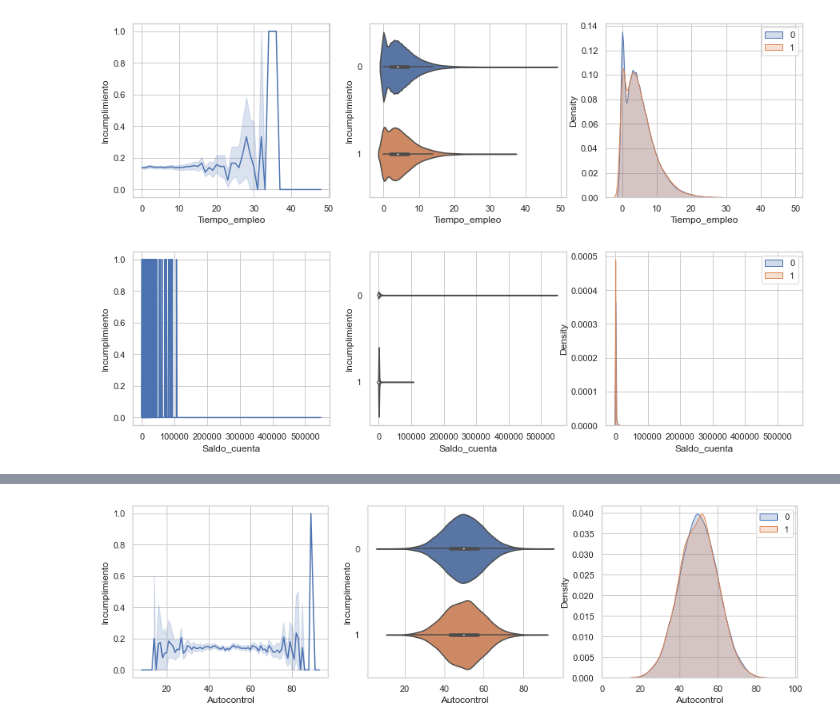
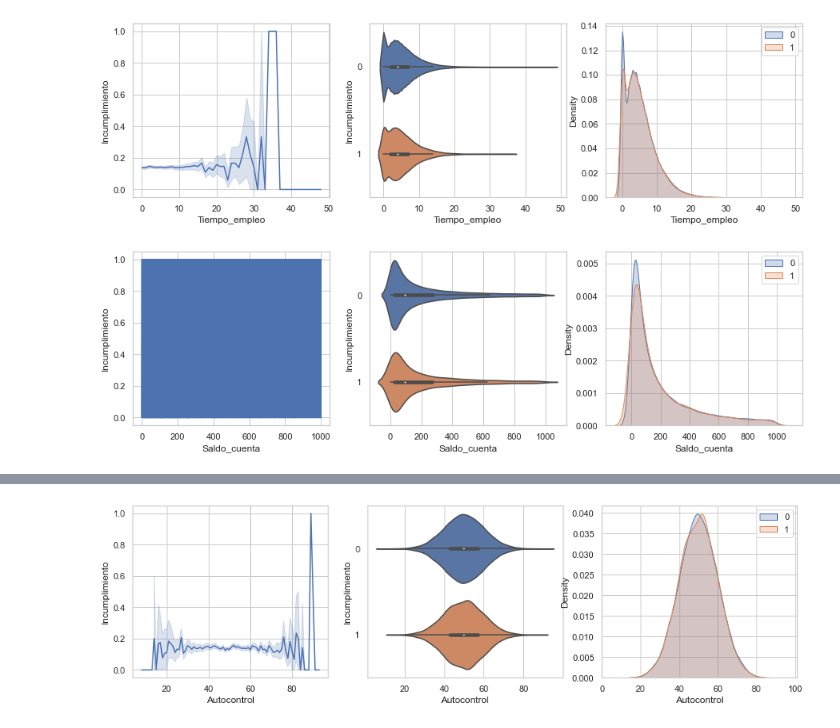
Before and after one commit to kendalvictor/Paper2021-01, a Jupyter notebook: MINERIA DE DATOS - BANCOLOMBIA/Avance_2_pre_procesing.ipynb, the cells around one changed output, grey strips where cells are left out. Saved outputs shown, nothing was run; the diff lists cells and outputs as text; code cells hidden in the pictures.

```diff
--- a/MINERIA DE DATOS - BANCOLOMBIA/Avance_2_pre_procesing.ipynb
+++ b/MINERIA DE DATOS - BANCOLOMBIA/Avance_2_pre_procesing.ipynb
@@ -206,3 +208,6 @@ display_horizontal(
+# %%
+train['Valor_prestamo'] = train['Valor_prestamo'].apply(lambda _: 0 if _ < 0 else _)
+test['Valor_prestamo'] = test['Valor_prestamo'].apply(lambda _: 0 if _ < 0 else _)
 # %%
 cols_num = [col for col in train.describe().columns if set(train[col]) != {0, 1}]
 print(cols_num)
@@ -496,6 +519,6 @@ graph_numeric(train, 'Tiempo_empleo', 'Incumplimiento')
 # %% [output]
 [figure]
 # %%
-graph_numeric(train, 'Saldo_cuenta', 'Incumplimiento')
+graph_numeric(train[train['Saldo_cuenta'] < 1000], 'Saldo_cuenta', 'Incumplimiento')
 # %% [output]
-[figure, old version]
+[figure, new version]
```
Also changed, not shown: parts of 30 cells of this notebook, 5 other files.
